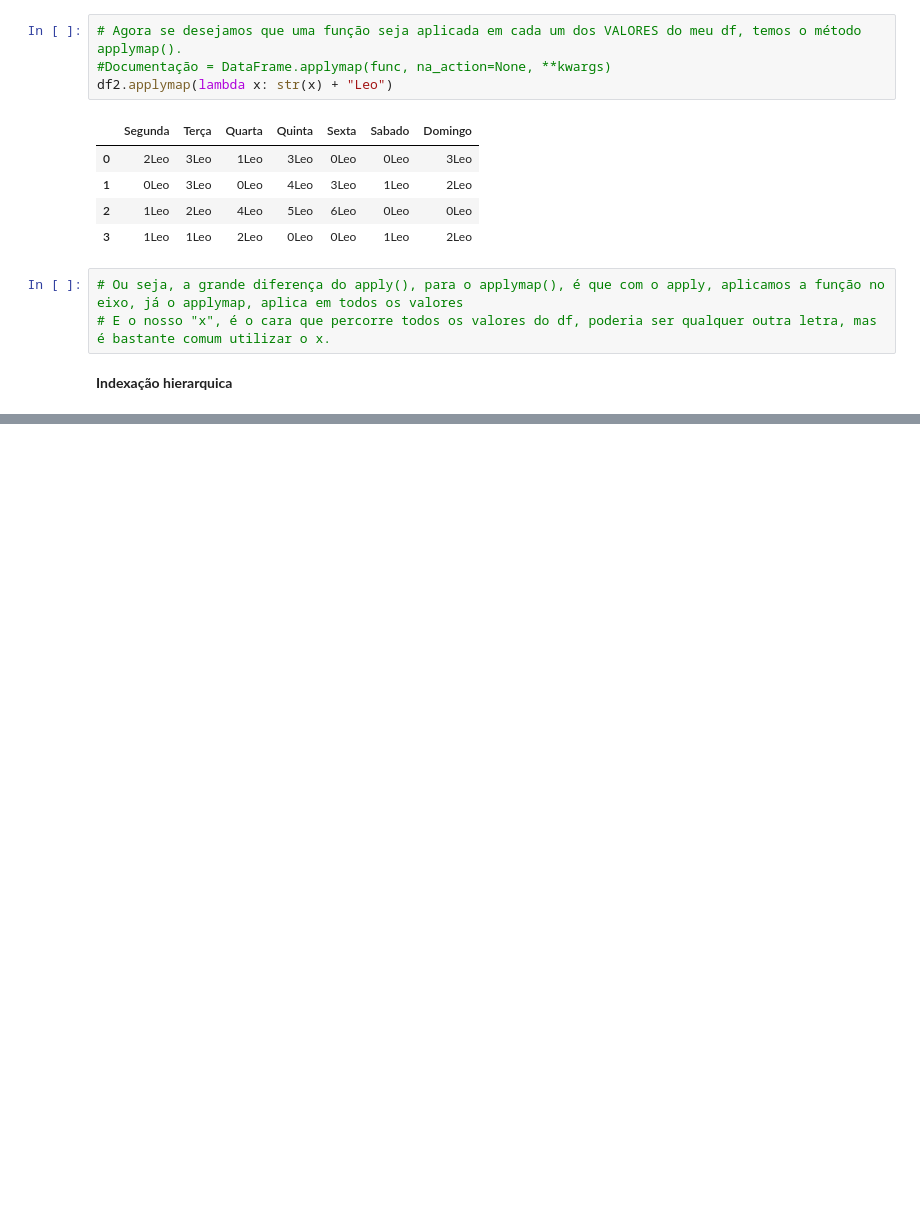
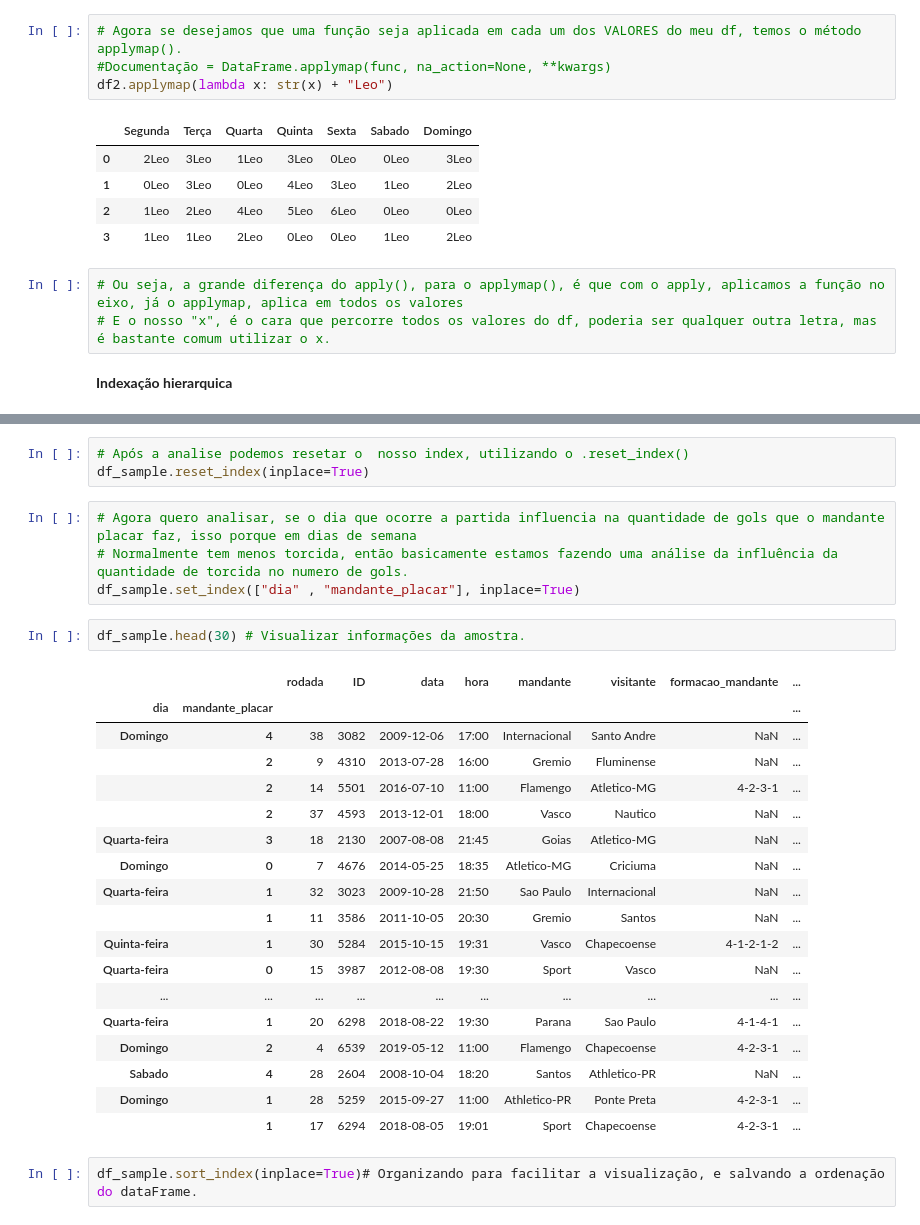
Before and after one commit to LeonardoHyppolito/Estudos, a Jupyter notebook: Analise_com_pandas_2.ipynb, the cells around one changed output, grey strips where cells are left out. Drawn from its saved outputs; the diff is of its cells as text; blank space fills up the shorter version.

```diff
--- a/Analise_com_pandas_2.ipynb
+++ b/Analise_com_pandas_2.ipynb
@@ -122,0 +216,30 @@ df2.applymap(lambda x: str(x) + "Leo")
+# %%
+# Após a analise podemos resetar o  nosso index, utilizando o .reset_index()
+df_sample.reset_index(inplace=True)
+# %%
+# Agora quero analisar, se o dia que ocorre a partida influencia na quantidade de gols que o mandante placar faz, isso porque em dias de semana
+# Normalmente tem menos torcida, então basicamente estamos fazendo uma análise da influência da quantidade de torcida no numero de gols.
+df_sample.set_index(["dia" , "mandante_placar"], inplace=True)
+# %%
+df_sample.head(30) # Visualizar informações da amostra.
+# %% [output]
+|  |  | rodada | ID | data | hora | mandante | visitante | formacao_mandante | ... |
+| dia | mandante_placar |  |  |  |  |  |  |  | ... |
+| Domingo | 4 | 38 | 3082 | 2009-12-06 | 17:00 | Internacional | Santo Andre | NaN | ... |
+|  | 2 | 9 | 4310 | 2013-07-28 | 16:00 | Gremio | Fluminense | NaN | ... |
+|  | 2 | 14 | 5501 | 2016-07-10 | 11:00 | Flamengo | Atletico-MG | 4-2-3-1 | ... |
+|  | 2 | 37 | 4593 | 2013-12-01 | 18:00 | Vasco | Nautico | NaN | ... |
+| Quarta-feira | 3 | 18 | 2130 | 2007-08-08 | 21:45 | Goias | Atletico-MG | NaN | ... |
+| Domingo | 0 | 7 | 4676 | 2014-05-25 | 18:35 | Atletico-MG | Criciuma | NaN | ... |
+| Quarta-feira | 1 | 32 | 3023 | 2009-10-28 | 21:50 | Sao Paulo | Internacional | NaN | ... |
+|  | 1 | 11 | 3586 | 2011-10-05 | 20:30 | Gremio | Santos | NaN | ... |
+| Quinta-feira | 1 | 30 | 5284 | 2015-10-15 | 19:31 | Vasco | Chapecoense | 4-1-2-1-2 | ... |
+| Quarta-feira | 0 | 15 | 3987 | 2012-08-08 | 19:30 | Sport | Vasco | NaN | ... |
+| ... | ... | ... | ... | ... | ... | ... | ... | ... | ... |
+| Quarta-feira | 1 | 20 | 6298 | 2018-08-22 | 19:30 | Parana | Sao Paulo | 4-1-4-1 | ... |
+| Domingo | 2 | 4 | 6539 | 2019-05-12 | 11:00 | Flamengo | Chapecoense | 4-2-3-1 | ... |
+| Sabado | 4 | 28 | 2604 | 2008-10-04 | 18:20 | Santos | Athletico-PR | NaN | ... |
+| Domingo | 1 | 28 | 5259 | 2015-09-27 | 11:00 | Athletico-PR | Ponte Preta | 4-2-3-1 | ... |
+|  | 1 | 17 | 6294 | 2018-08-05 | 19:01 | Sport | Chapecoense | 4-2-3-1 | ... |
+# %%
+df_sample.sort_index(inplace=True)# Organizando para facilitar a visualização, e salvando a ordenação do dataFrame.
```
Also changed, not shown: parts of 25 cells of this notebook.
